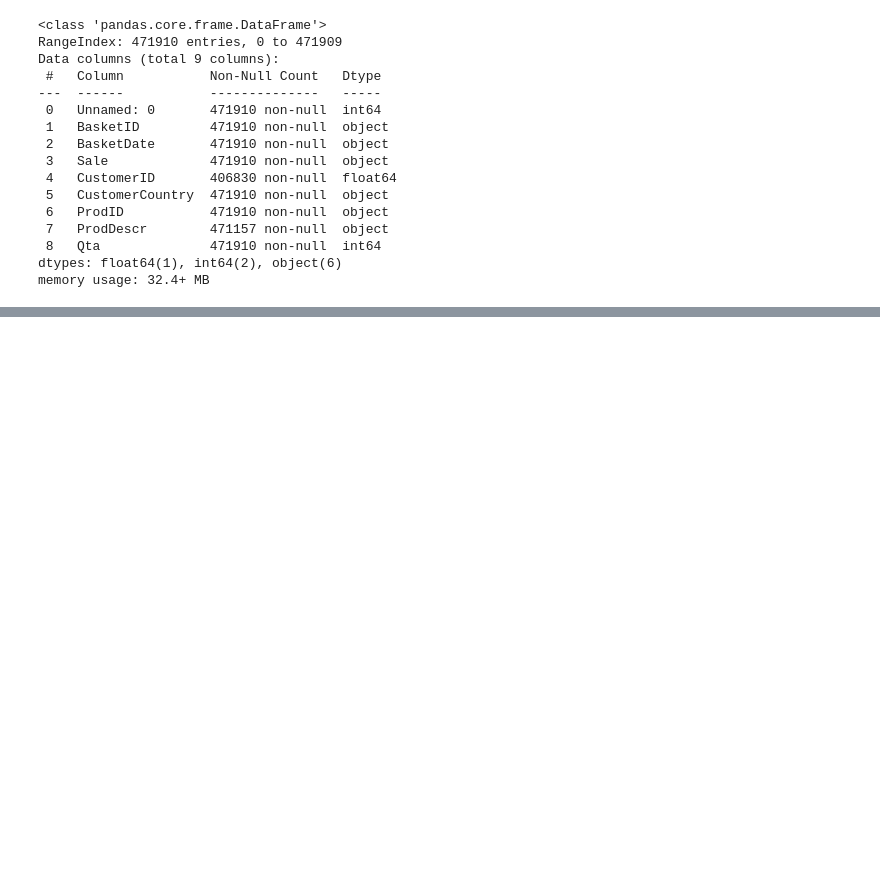
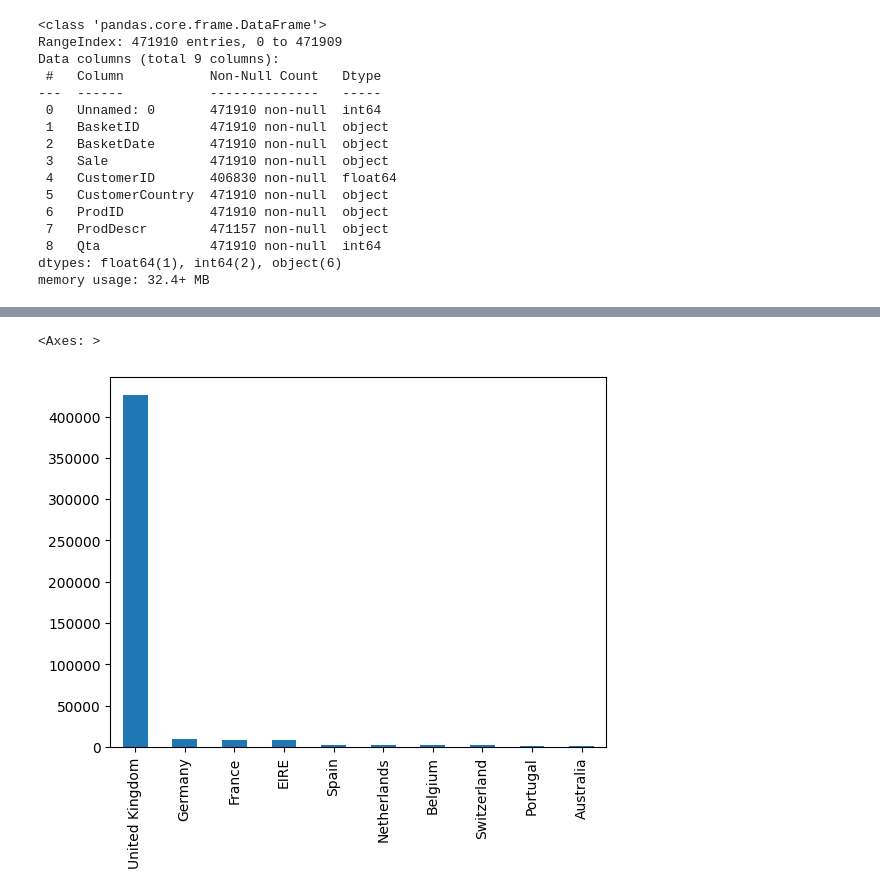
Before and after one commit to pspanji/BA--BI--DS, a Jupyter notebook: RFM_Analysis.ipynb, the cells around one changed output, grey strips where cells are left out. Cells and saved outputs as stored; diff of their text form; code cells hidden in the pictures; blank space fills up the shorter version.

```diff
--- a/RFM_Analysis.ipynb
+++ b/RFM_Analysis.ipynb
@@ -123,0 +188,5 @@ memory usage: 24.2 MB
+# %%
+df1.CustomerCountry.value_counts()[:10].plot(kind='bar')
+# %% [output]
+<Axes: >
+[figure, added]
```
Also changed, not shown: parts of 10 cells of this notebook.
